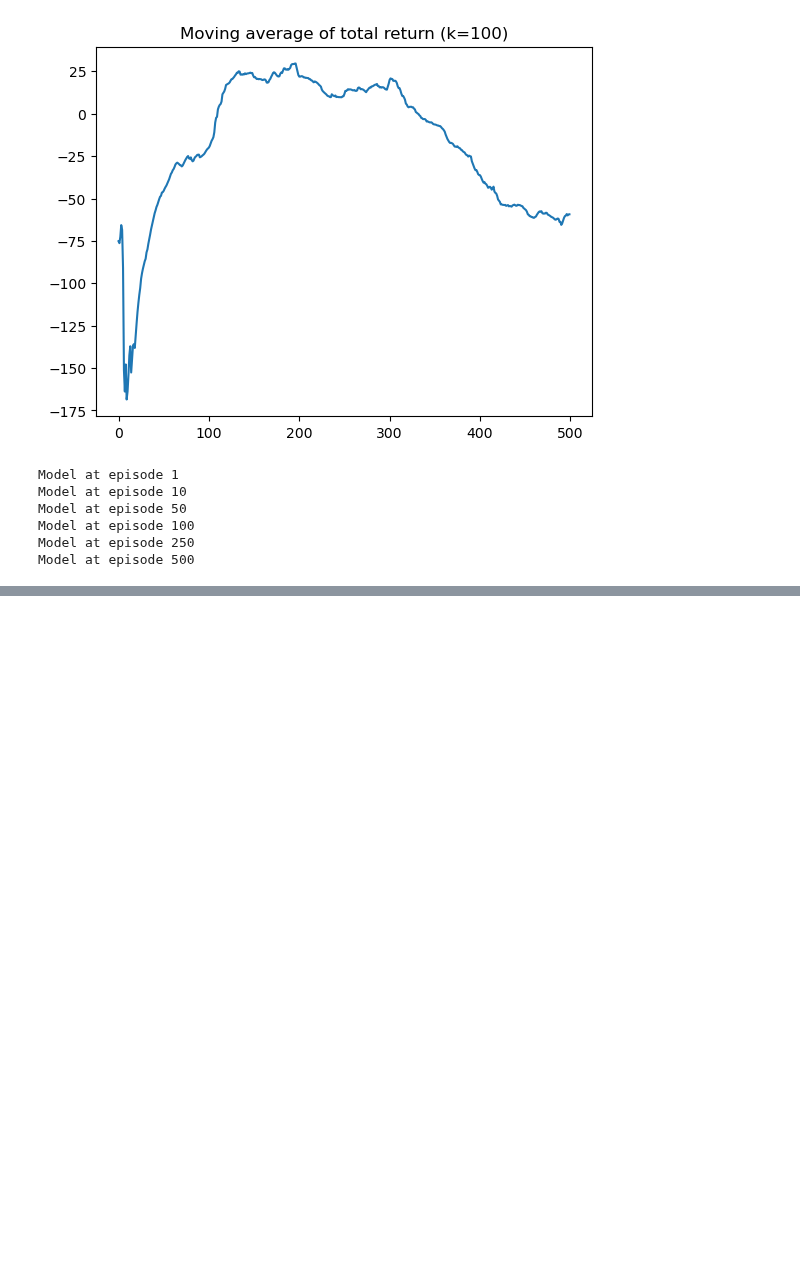
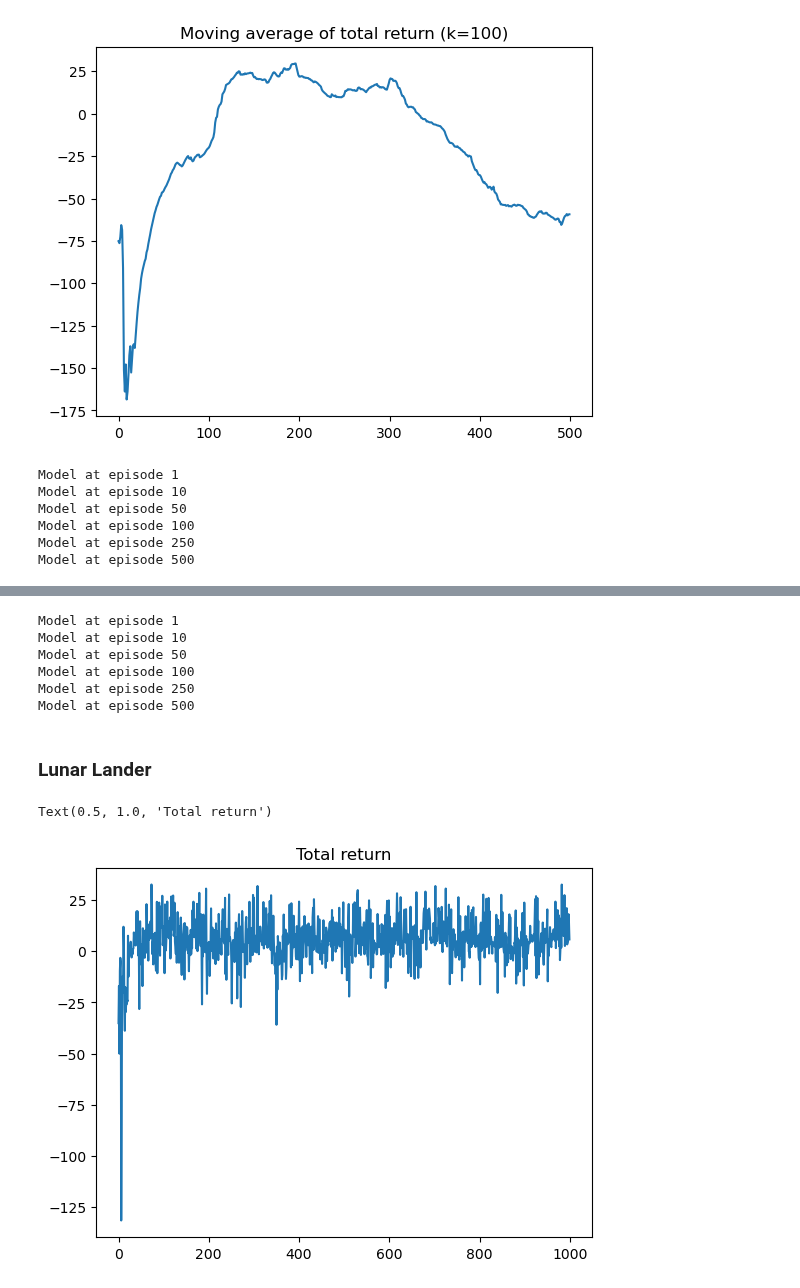
Before and after one commit to jimtoledo/reinforcement-learning, a Jupyter notebook: notebooks/ddpg.ipynb, the cells around one changed output, grey strips where cells are left out. Cells and saved outputs as stored; diff of their text form; code cells hidden in the pictures; blank space fills up the shorter version.

```diff
--- a/notebooks/ddpg.ipynb
+++ b/notebooks/ddpg.ipynb
@@ -135,0 +186,30 @@ Model at episode 500
+# %%
+import pygame
+env = gym.make("Pendulum-v1", render_mode='human')
+for k, v in res['saved_models'].items():
+    print(f'Model at episode {k}')
+    pygame.display.set_caption(f'Model at episode {k}')
+    run_deterministic_policy_model(env, v, seed=42)
+env.close()
+# %% [output]
+Model at episode 1
+Model at episode 10
+Model at episode 50
+Model at episode 100
+Model at episode 250
+Model at episode 500
+# %% [markdown]
+### Lunar Lander
+# %%
+import pickle
+from scripts.td3 import FCDP, FCTQV
+res = {}
+with open('testfiles/td3_lunarlander_limit.results', 'rb') as file:
+    res = pickle.load(file)
+# %%
+episode_returns = res['episode_returns']
+plt.plot(range(len(episode_returns)), episode_returns)
+plt.title('Total return')
+# %% [output]
+Text(0.5, 1.0, 'Total return')
+[figure, added]
```
Also changed, not shown: parts of 15 cells of this notebook.
